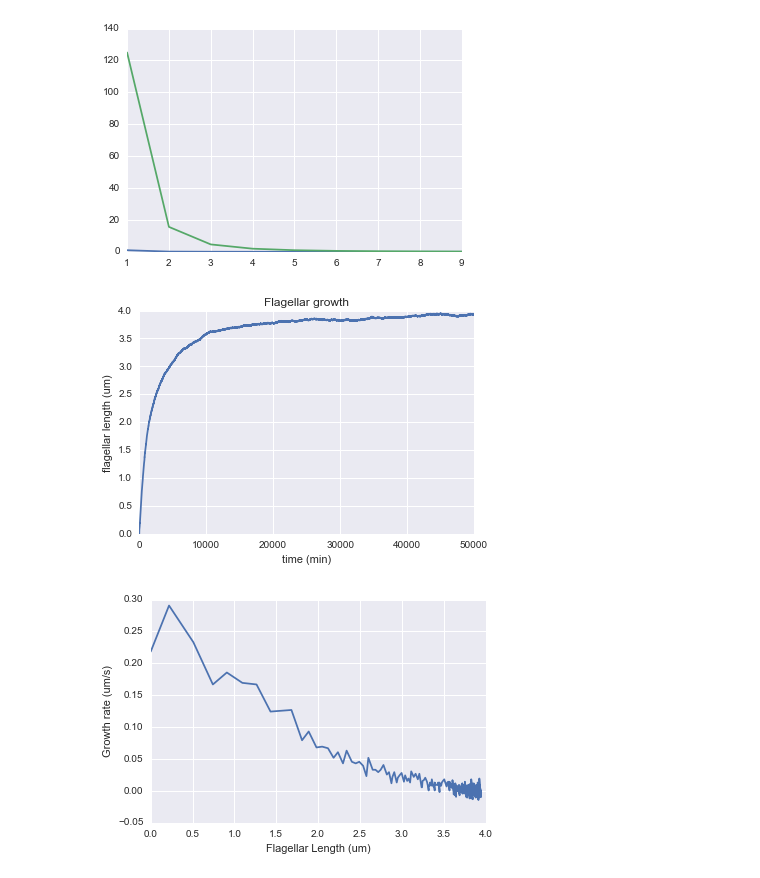
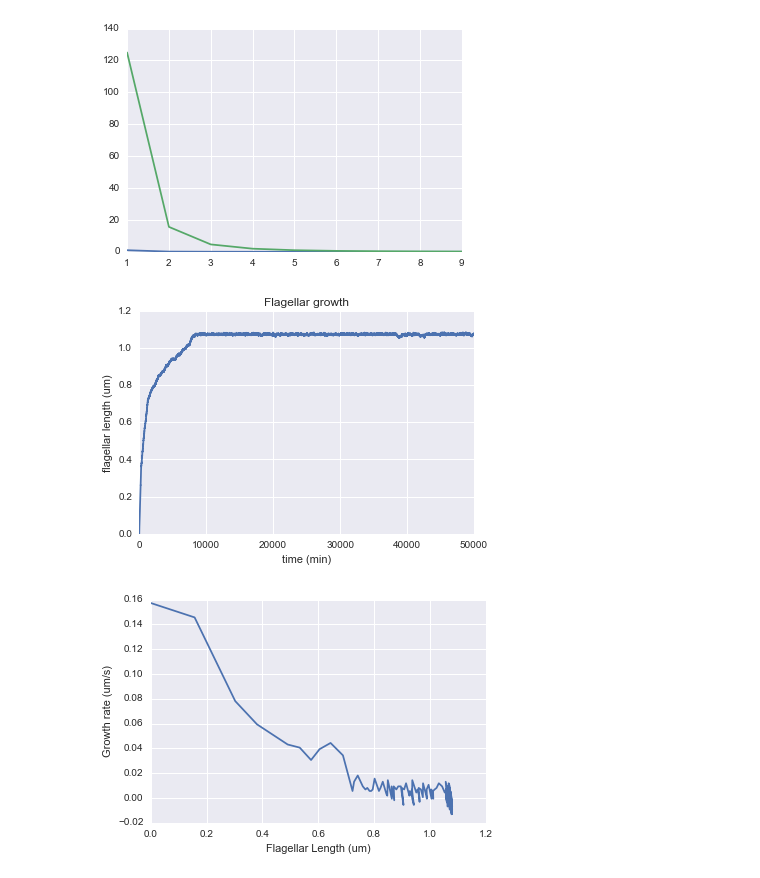
Before and after one commit to nathendel/marshall-lab, a Jupyter notebook: agent-based-ift.ipynb, the cells around one changed output. Saved outputs shown, nothing was run; the diff lists cells and outputs as text; code cells hidden in the pictures.

```diff
--- a/agent-based-ift.ipynb
+++ b/agent-based-ift.ipynb
@@ -177,12 +177,8 @@ class Motor:
                     self.pos = self.cell.L
 
                 if self.pos == self.cell.L:
-                    self.binding()
-
-
-# change
-
-
+#                     self.binding()
+#                     print(self.isbound)
 
                     if not self.isbound:
                         self.pos -= self.cell.rms_disp
@@ -244,7 +240,7 @@ class Motor:
                 self.isbound = False
 #                 print('unbound!')
 
-        return self.isbound #return the updated bound state
+#         return self.isbound #return the updated bound state
 
     def trace(self):
         plt.plot(self.track);
@@ -914,10 +840,10 @@ newK7.growth()
 class Cell2:
     cells = []
 
-    def __init__(self, L, N, trans_speed=5, k_on=.2, k_off=.2,
-                 avalanche_on=False, thresh=10, num_release = 5,
-                L_mod=False, build_size=10, decay_size=.1,
-                rms_disp=1, ava_power=2): #L is length, N is number of particles
+    def __init__(self, L=0, N=200, trans_speed=1.8/10, k_on=.2, k_off=.2,
+                 avalanche_on=True, thresh=5, num_release = 5,
+                L_mod=True, build_size=.25/200, decay_size=.0037/10,
+                rms_disp=3.5777/10, ava_power=2.85): #L is length, N is number of particles
 
 #         cdef float L
 
@@ -1079,11 +1005,11 @@ plt.plot(range(1,10),[(.2*i)**-3 for i in range(1,10)])
 # %%
 def run(cell):
     cell.sim(50000)
     cell.growth()
 
 
-run(Cell2(L=0,N=50,trans_speed=1.8/10,avalanche_on=True,L_mod=True, build_size=.25/200, decay_size=.0037/10, rms_disp=rms2/10,
-         thresh=5, num_release = 30))
+run(Cell2(L=0,N=10,trans_speed=1.8/10,avalanche_on=True,L_mod=True, build_size=.25/200, decay_size=.0037/10, rms_disp=rms2/10,
+         thresh=5))
 # %% [output]
-[figure, old version]
+[figure, new version]
-[figure, old version]
+[figure, new version]
```
Also changed, not shown: parts of 19 cells of this notebook.
